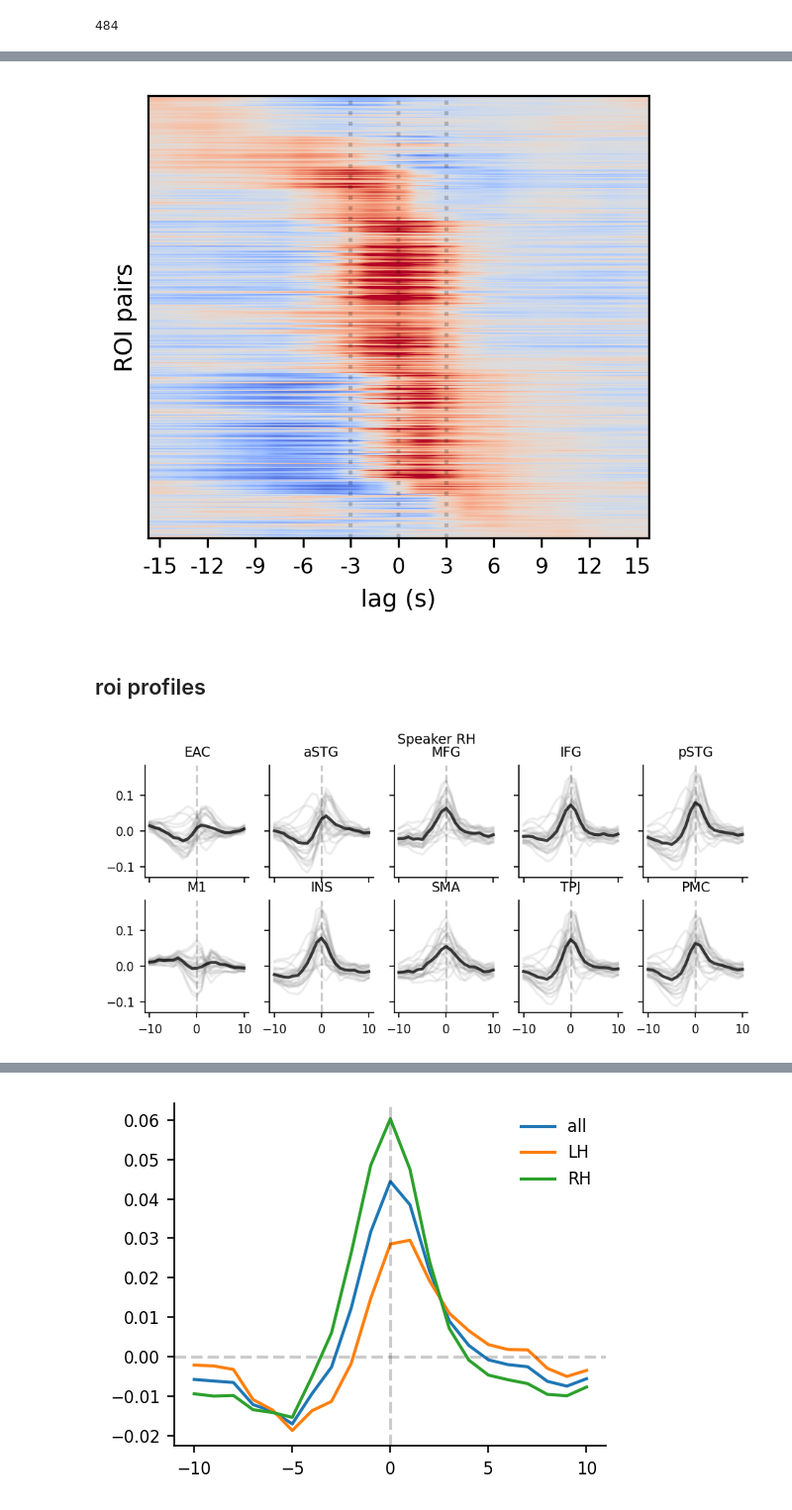
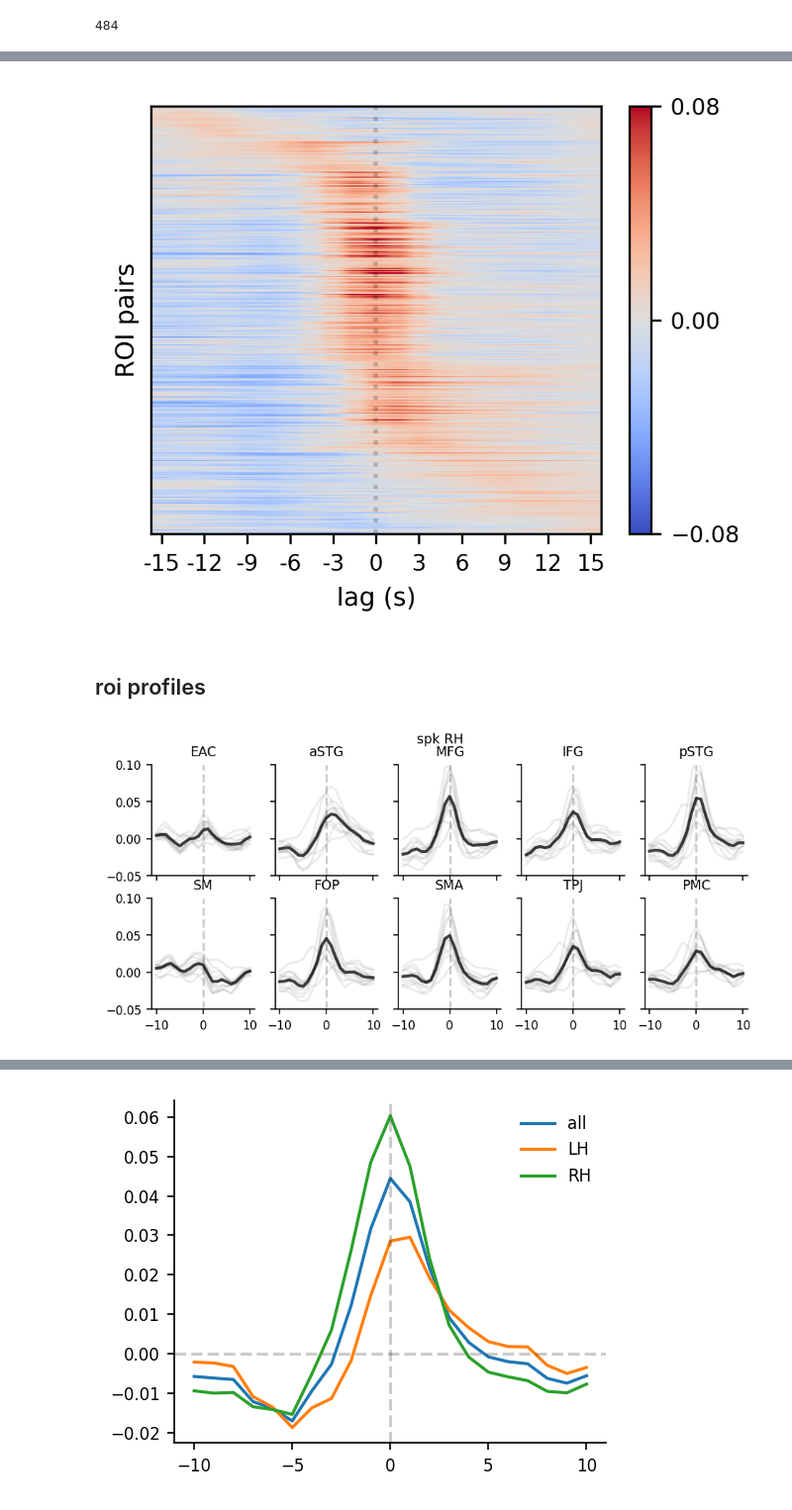
Before and after one commit to YeajuDianaKim394/EncodingModels, a Jupyter notebook: code/figure5-mbc-lags.ipynb, the cells around one changed output, grey strips where cells are left out. Shown at 99% size. Cells and saved outputs as stored; diff of their text form; code cells hidden in the pictures.

```diff
--- a/code/figure5-mbc-lags.ipynb
+++ b/code/figure5-mbc-lags.ipynb
@@ -66,4 +161,5 @@ array([-15. , -13.5, -12. , -10.5,  -9. ,  -7.5,  -6. ,  -4.5,  -3. ,
 # %%
+# old way, probably best to remove
 # subA prod pred -> subB comp actual
 # by first shifting the signal, then taking out production time points, then correlating
 
@@ -71,17 +167,18 @@ sub_mbc_scores = []
 
 # use subA's predictions on subB's actual neural data
 for subA in tqdm(SUBS_STRANGERS):
+
     # load subA preds
     encpath = Path(root='results/' + encmodel, sub=f"{subA:03d}", datatype=modelname, ext=".hdf5")
     with h5py.File(encpath, "r") as f:
-        predA = f["cv_preds"][:, -2].reshape(1200, -1)
-        prodmaskA = f["cv_prodmask"][...].ravel()
+        predA = f["cv_preds"][:, -1].reshape(1200, -1)
+        prodmaskA = f["cv_prod_mask"][...].ravel()
 
     # load subB preds
     subB = subject.get_partner(subA)
     encpath = Path(root='results/' + encmodel, sub=f"{subB:03d}", datatype=modelname, ext=".hdf5")
     with h5py.File(encpath, "r") as f:
-        nuis_predsB = f["cv_preds"][:, :-2].sum(1).reshape(1200, -1)
+        nuis_predsB = f["cv_preds"][:, :-1].sum(1).reshape(1200, -1)
     dataB = subject.get_bold(subB, cache=cache)
     resB = dataB - nuis_predsB
 
@@ -113,11 +210,9 @@ for subA in tqdm(SUBS_STRANGERS):
                 y = trialB[trialM]
 
                 # print(subA, subB, k, trialM.sum(), x.shape, y.shape)
-                sub_scores[k, i] = cdist(x.T, y.T, metric='correlation')
+                sub_scores[k, i] = 1 - cdist(x.T, y.T, metric='correlation')
 
     sub_mbc_scores.append(sub_scores)
 
-    # break
-
 sub_mbc_prod = np.stack(sub_mbc_scores)
 sub_mbc_prod.shape
@@ -183,7 +284,7 @@ fig.show()
 # %% [markdown]
 ## sorted xcorr
 # %%
-# sub_mbc_prod = np.nan_to_num(sub_mbc_prod, copy=False)
-avg_mbc = (1 - sub_mbc_prod).mean((0,1))
+# avg_mbc = sub_mbc_prod.mean((0,1))
+avg_mbc = np.nanmean(sub_mbc_prod, axis=(0, 1))
 avg_mbc.shape
 # %% [output]
@@ -191,5 +296,6 @@ avg_mbc.shape
 # %%
-inter_roi = avg_mbc.reshape(len(lags), -1).T
+# inter_roi = avg_mbc.reshape(len(lags), -1).T
+inter_roi = avg_mbc.reshape(-1, len(lags))
 print(inter_roi.shape)
 order = inter_roi.argmax(1).argsort()
 # %% [output]
@@ -233,47 +339,51 @@ df.sort_values('peak_lag', inplace=True)
 
 order = df.index.to_numpy()
 # %%
-fig, ax = plt.subplots(figsize=(3.375, 3), dpi=300)
-im = ax.imshow(inter_roi[order], cmap='coolwarm', vmin=-.1, vmax=.1, aspect='auto')
+vmax = .08
+
+fig, ax = plt.subplots(figsize=(3.6, 2.75), dpi=300)
+im = ax.imshow(inter_roi[order], cmap='coolwarm', aspect='auto', vmin=-vmax, vmax=vmax)
 ax.set_yticks([])
 ax.set_xticks(range(0, len(lags), 2), labels=(lags[::2] * 1.5).astype(int))
 ax.axvline(10, c='k', ls='dotted', alpha=0.2)
-ax.axvline(10-2, c='k', ls='dotted', alpha=0.2)
-ax.axvline(10+2, c='k', ls='dotted', alpha=0.2)
+# ax.axvline(10-2, c='k', ls='dotted', alpha=0.2)
+# ax.axvline(10+2, c='k', ls='dotted', alpha=0.2)
 ax.set_xlabel('lag (s)')
 ax.set_ylabel('ROI pairs')
 ax.spines['right'].set_visible(True)
 ax.spines['top'].set_visible(True)
 
-# cbar = fig.colorbar(im)
-# cbar.set_label('inter-ROI MBC (r)')
-# cbar.ax.set_yticks([-.1, .1])
+cbar = fig.colorbar(im, ax=ax)
+cbar.ax.set_yticks([-vmax, 0, vmax])
 
 fig.show()
 # %% [output]
-[figure, old version]
+[figure, new version]
 # %% [markdown]
 ## roi profiles
 # %%
-rois = ['EAC', 'aSTG', 'MFG', 'IFG', 'pSTG', 'M1', 'INS', 'SMA', 'TPJ', 'PMC']
+rois = ['EAC', 'aSTG', 'MFG', 'IFG', 'pSTG', 'SM', 'FOP', 'SMA', 'TPJ', 'PMC']
 
 fig, axes = plt.subplots(2, 5, figsize=(7.25, 3), sharex=True, sharey=True)
 
+# role, hemi = 'spk', 'LH'
+role, hemi = 'spk', 'RH'
+# role, hemi = 'lst', 'LH'
+# role, hemi = 'lst', 'RH'
+
 for ax, roi in zip(axes.ravel(), rois):
-    # subdf = df[(df.spk_roi == roi) & (df.spk_hemi == 'LH')]
-    subdf = df[(df.spk_roi == roi) & (df.spk_hemi == 'RH')]
-    # subdf = df[(df.lst_roi == roi) & (df.lst_hemi == 'RH')]
-    # subdf = df[(df.lst_roi == roi) & (df.lst_hemi == 'LH')]
+    subdf = df[(df[f'{role}_roi'] == roi) & (df.spk_hemi == hemi) & (df.lst_hemi == hemi)]
     for i in subdf.index:
         ax.plot(lags, inter_roi[i], c='gray', alpha=0.15)
-    ax.plot(lags, inter_roi[subdf.index].mean(0), c='k', alpha=0.75, lw=2)
+    ax.plot(lags, np.nanmean(inter_roi[subdf.index], axis=0), c='k', alpha=0.75, lw=2)
     ax.set_title(roi)
     ax.axvline(0, c='k', alpha=0.2, ls='dashed')
 
-fig.suptitle('Speaker RH')
+ax.set_ylim(-.05, .10)
+fig.suptitle(f'{role} {hemi}')
 fig.show()
 # %% [output]
-[figure, old version]
+[figure, new version]
 # %%
 listener_rois = ['aSTG', 'MFG', 'pSTG', 'TPJ']
 
```
Also changed, not shown: parts of 23 cells of this notebook, 13 other files.
